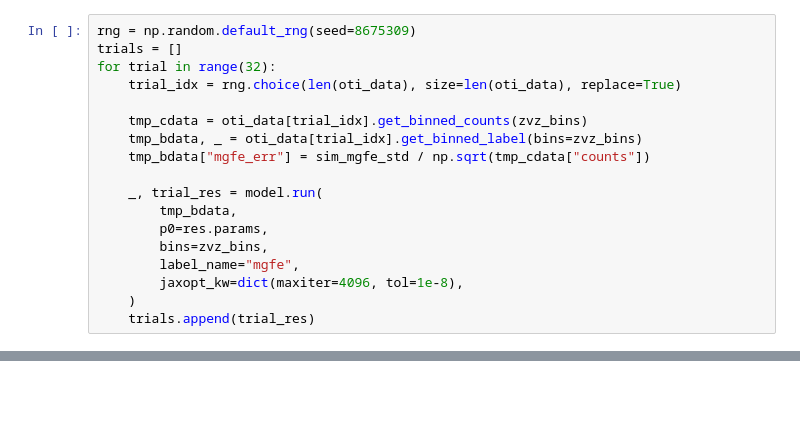
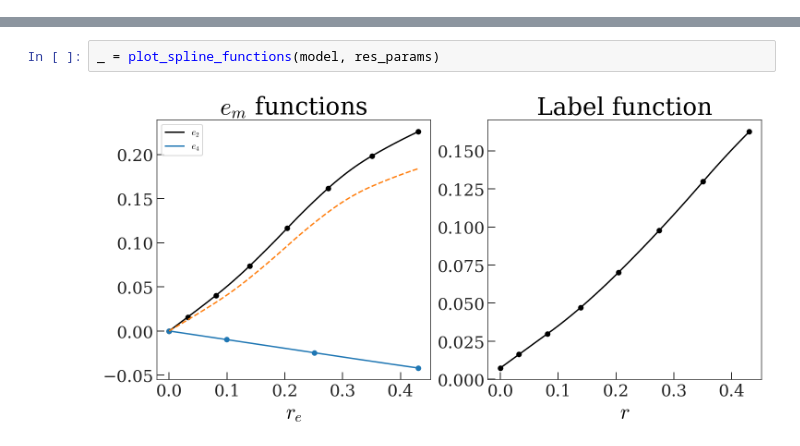
Before and after one commit to adrn/empirical-af, a Jupyter notebook: scripts/Figure-qIso-selection.ipynb, the cells around one changed output, grey strips where cells are left out. Saved outputs shown, nothing was run; the diff lists cells and outputs as text; blank space fills up the shorter version.

```diff
--- a/scripts/Figure-qIso-selection.ipynb
+++ b/scripts/Figure-qIso-selection.ipynb
@@ -435,18 +0,0 @@ Bootstrap trials:
-# %%
-rng = np.random.default_rng(seed=8675309)
-trials = []
-for trial in range(32):
-    trial_idx = rng.choice(len(oti_data), size=len(oti_data), replace=True)
-
-    tmp_cdata = oti_data[trial_idx].get_binned_counts(zvz_bins)
-    tmp_bdata, _ = oti_data[trial_idx].get_binned_label(bins=zvz_bins)
-    tmp_bdata["mgfe_err"] = sim_mgfe_std / np.sqrt(tmp_cdata["counts"])
-
-    _, trial_res = model.run(
-        tmp_bdata,
-        p0=res.params,
-        bins=zvz_bins,
-        label_name="mgfe",
-        jaxopt_kw=dict(maxiter=4096, tol=1e-8),
-    )
-    trials.append(trial_res)
@@ -799,0 +67,4 @@ Omega 0.07212745960947692
+# %%
+_ = plot_spline_functions(model, res_params)
+# %% [output]
+[figure, added]
```
Also changed, not shown: parts of 85 cells of this notebook, 2 other files.
